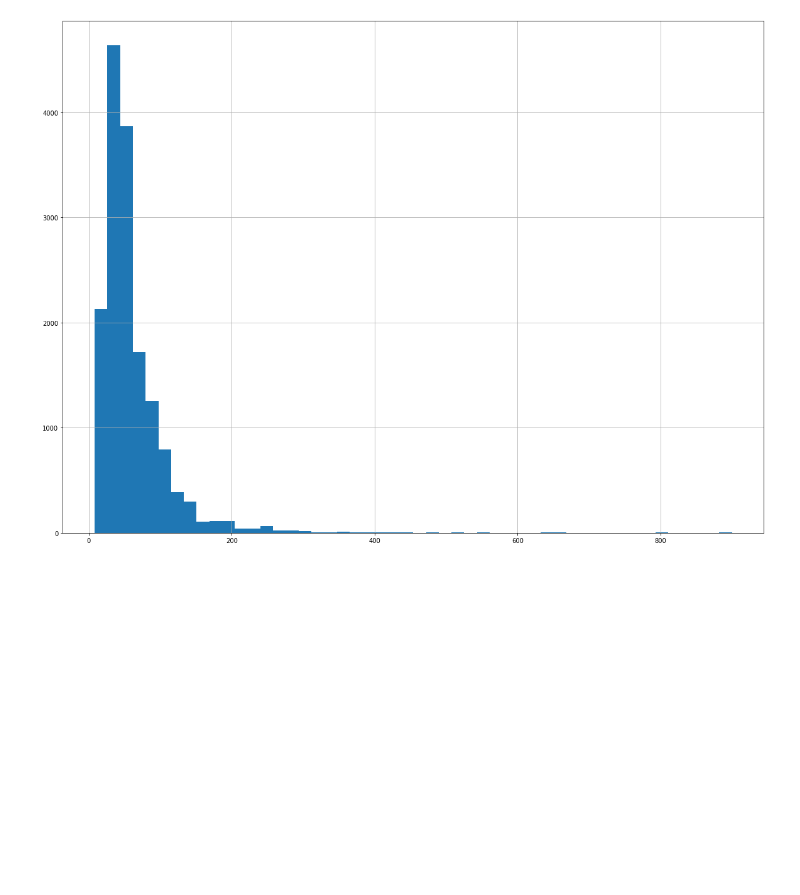
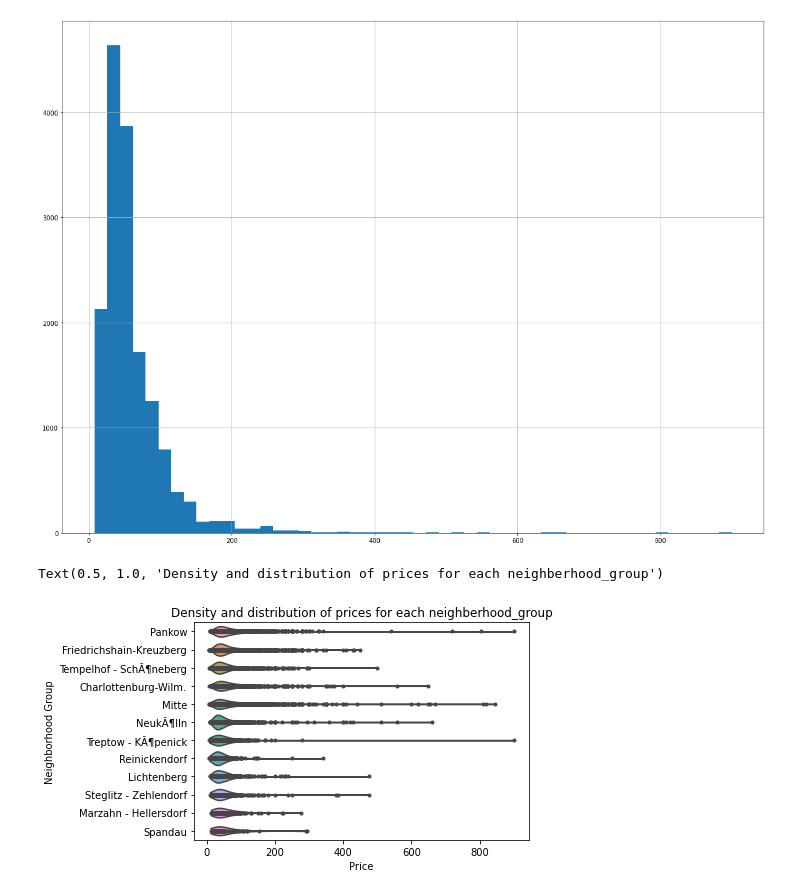
Before and after one commit to paulberard/airbnb-price-prediction-model, a Jupyter notebook: notebooks/leila/Analyse_de_donnees.ipynb, the cells around one changed output. Cells and saved outputs as stored; diff of their text form; code cells hidden in the pictures; blank space fills up the shorter version.

```diff
--- a/notebooks/leila/Analyse_de_donnees.ipynb
+++ b/notebooks/leila/Analyse_de_donnees.ipynb
@@ -111,3 +112,9 @@ train_data['Price'].hist(bins=50, figsize=(20,15))
 plt.show()
 # %% [output]
 [figure]
+# %%
+viz=sns.violinplot(data=train_data, x='Price',y='Neighborhood Group',inner='points',cut=0)
+viz.set_title('Density and distribution of prices for each neighberhood_group')
+# %% [output]
+Text(0.5, 1.0, 'Density and distribution of prices for each neighberhood_group')
+[figure, added]
```
Also changed, not shown: parts of 6 cells of this notebook, 1 other file.
